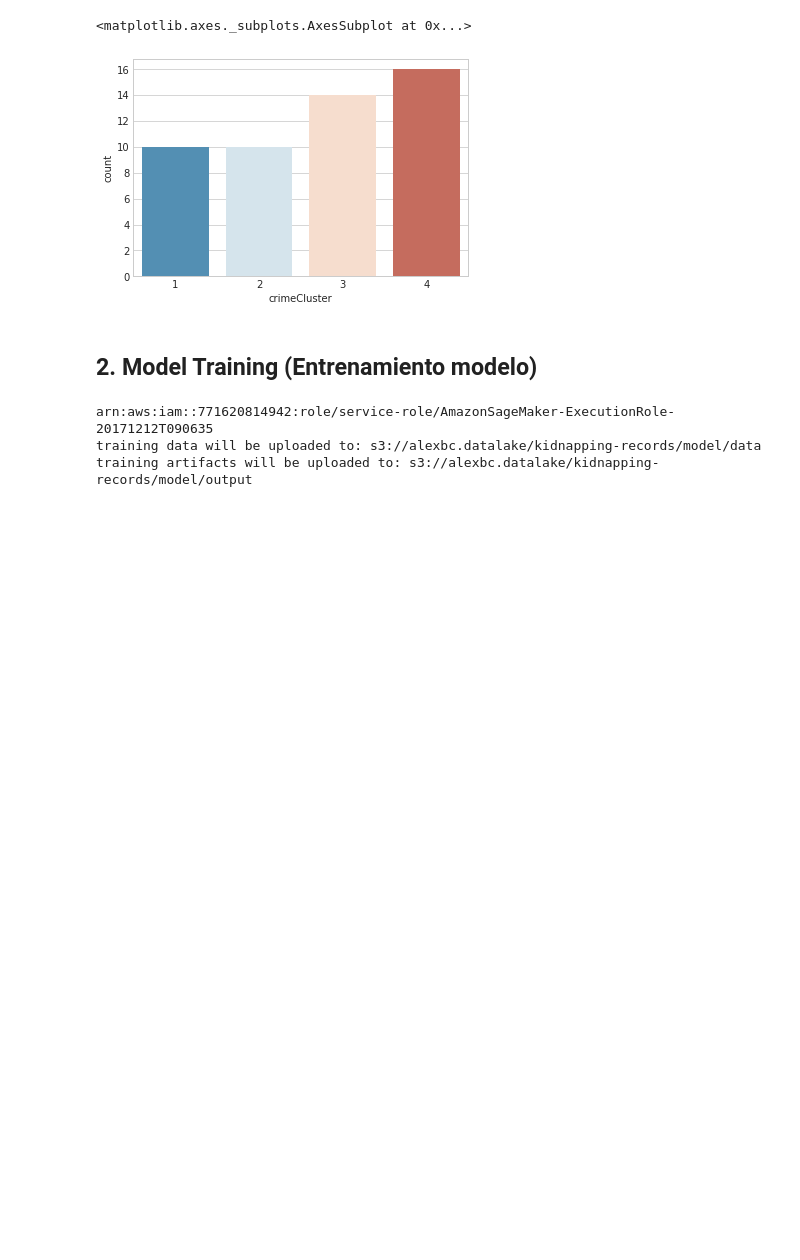
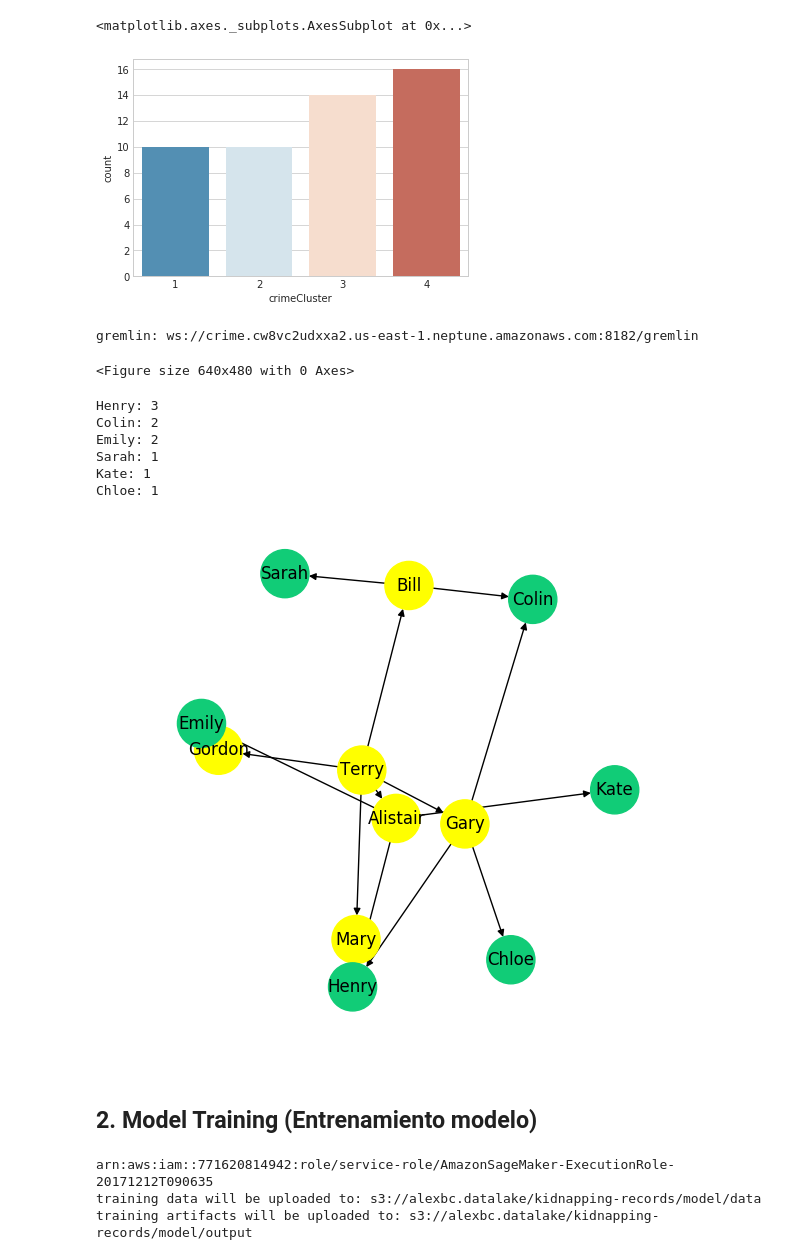
Before and after one commit to alexbcbr/ml-crime-prediction, a Jupyter notebook: _crime-prediction-01.kmeans-training-es.ipynb, the cells around one changed output. Cells and saved outputs as stored; diff of their text form; code cells hidden in the pictures; blank space fills up the shorter version.

Commit message:
adding nepture search in the crime notebook

```diff
--- a/_crime-prediction-01.kmeans-training-es.ipynb
+++ b/_crime-prediction-01.kmeans-training-es.ipynb
@@ -44,6 +47,57 @@ sns.countplot(x='crimeCluster',data=crime,palette='RdBu_r')
 # %% [output]
 <matplotlib.axes._subplots.AxesSubplot at 0x...>
 [figure]
+# %%
+%run 'graph-util/neptune.py'
+%run 'graph-util/visualisation.py'
+
+g = neptune.graphTraversal(neptune_endpoint="crime.cw8vc2udxxa2.us-east-1.neptune.amazonaws.com",
+                           neptune_port=8182)
+# %% [output]
+gremlin: ws://crime.cw8vc2udxxa2.us-east-1.neptune.amazonaws.com:8182/gremlin
+<Figure size 640x480 with 0 Axes>
+# %%
+user = 'Terry'
+
+recommendations = (g.V().hasLabel('PERSON').has('name', user).as_('person').
+  both('FRIEND').aggregate('friends').
+  both('FRIEND').
+    where(P.neq('person')).where(P.without('friends')).
+  groupCount().by('name').
+  order(Scope.local).by(Column.values, Order.decr).
+  next())
+
+for key in recommendations.keys():
+    print(key + ': ' + str(recommendations[key]))
+# %% [output]
+Henry: 3
+Colin: 2
+Emily: 2
+Sarah: 1
+Kate: 1
+Chloe: 1
+# %%
+results = g.V().hasLabel('PERSON').has('name', user).as_('user'). \
+  both('FRIEND').aggregate('friends'). \
+  both('FRIEND'). \
+    where(P.neq('user')).where(P.without('friends')).aggregate('not-friends').by('name'). \
+  path().by('name').aggregate('p'). \
+  project('not-friends', 'paths'). \
+  by(__.select('not-friends').unfold().dedup().fold()). \
+  by(__.select('p')).next()
+
+notFriends = results['not-friends']
+paths = results['paths']
+
+def formatter(label, colors):
+    if label in notFriends:
+        colors.append('#11cc77')
+    else:
+        colors.append('yellow')
+
+visualisation.plotPaths(paths, formatter)
+# %% [output]
+[figure, added]
 # %% [markdown]
 ## 2. Model Training (Entrenamiento modelo)
 # %%
```
Also changed, not shown: parts of 2 cells of this notebook, 1 other file.
